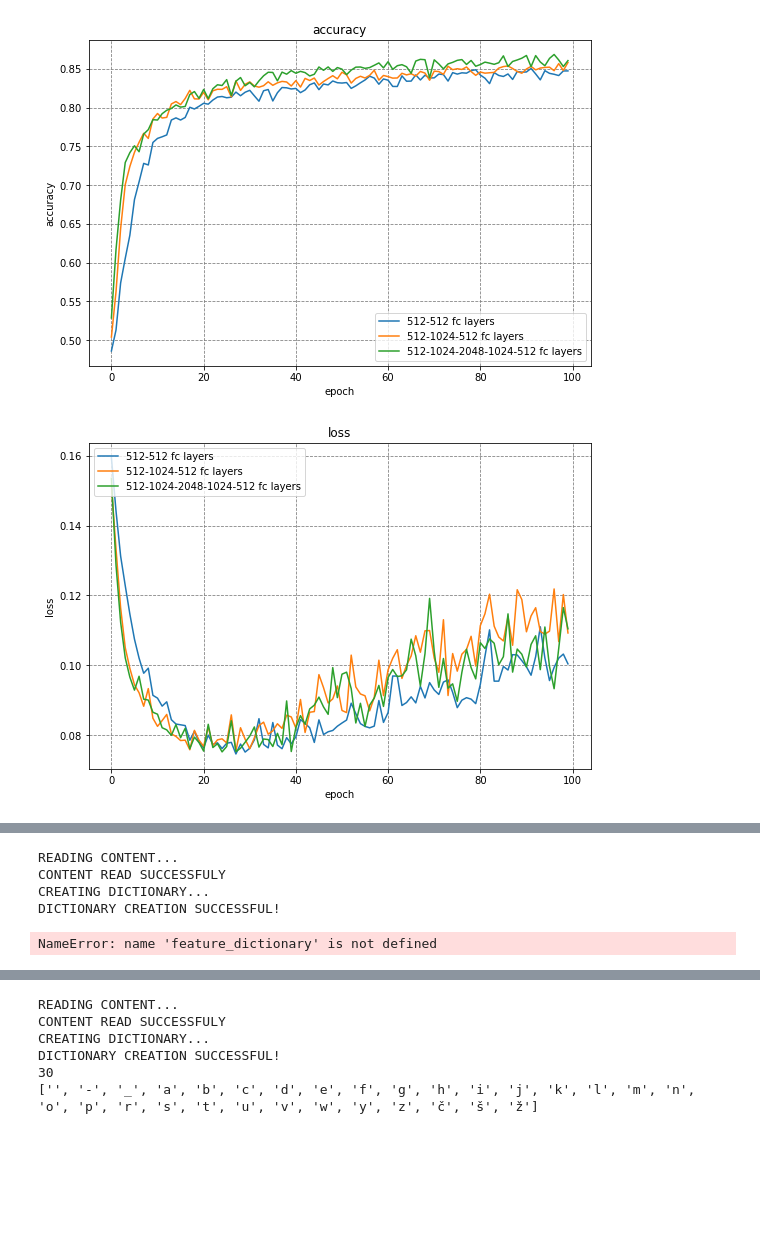
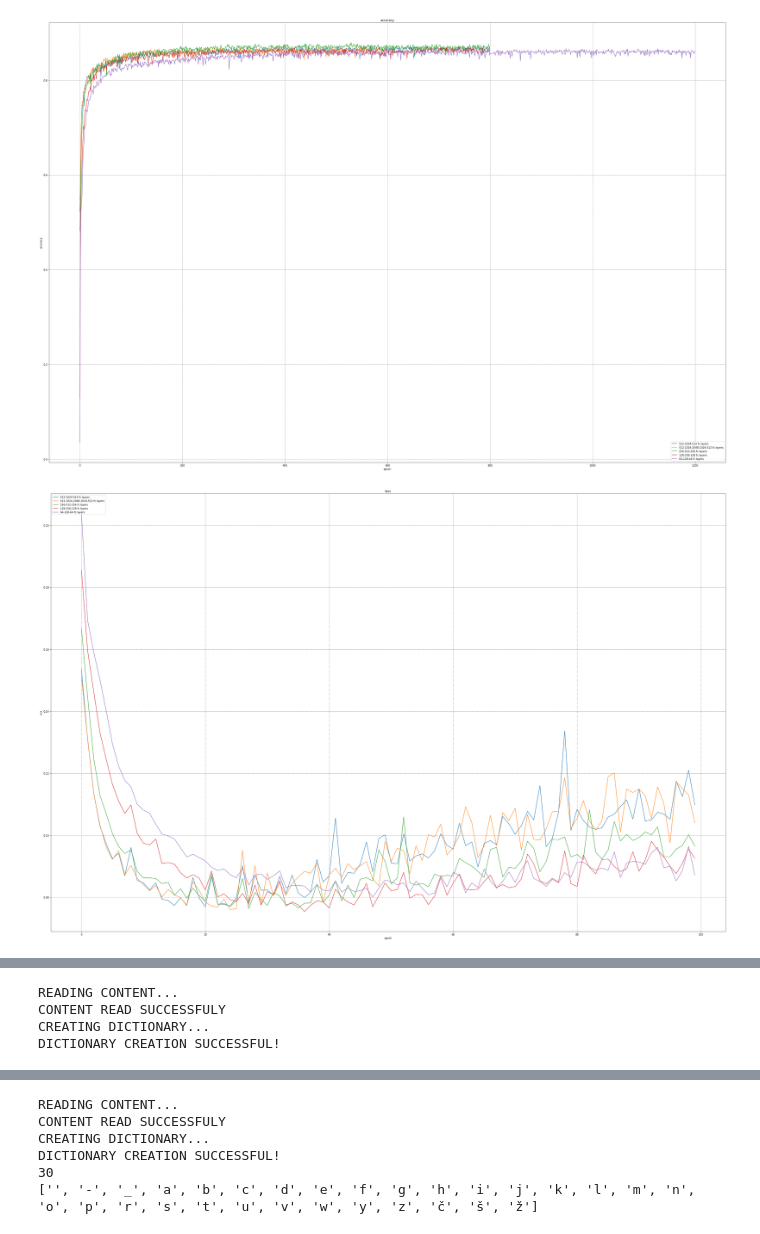
Before and after one commit to lkrsnik/accetuation, a Jupyter notebook: cnn/word_accetuation/cnn_dictionary/results_presentation.ipynb, the cells around one changed output, grey strips where cells are left out. Drawn from its saved outputs; the diff is of its cells as text; code cells hidden in the pictures; blank space fills up the shorter version.

```diff
--- a/cnn/word_accetuation/cnn_dictionary/results_presentation.ipynb
+++ b/cnn/word_accetuation/cnn_dictionary/results_presentation.ipynb
@@ -9,9 +9,16 @@ import re
 import copy
 # %%
 history = []
-inputs = [['v1_9/5_epoch', '512-512 fc layers'],
-          ['v1_10/10_epoch', '512-1024-512 fc layers'],
-          ['v1_11/10_epoch', '512-1024-2048-1024-512 fc layers']]
+# inputs = [['v1_9/5_epoch', '512-512 fc layers'],
+#           ['v1_10/10_epoch', '512-1024-512 fc layers'],
+#           ['v1_11/10_epoch', '512-1024-2048-1024-512 fc layers']]
+
+inputs = [['v1_14/40_epoch', '512-1024-512 fc layers'],
+          ['v1_15/30_epoch', '512-1024-2048-1024-512 fc layers'],
+          ['v1_16/40_epoch', '256-512-256 fc layers'],
+          ['v1_17/40_epoch', '128-256-128 fc layers'],
+          ['v1_18/60_epoch', '64-128-64 fc layers']]
+
 for inp in inputs:
     el = {}
     el['name'] = inp[0]
@@ -42,10 +58,12 @@ history
 # %%
 # plt.rcParams["figure.figsize"] = fig_size
+plt.rcParams["figure.figsize"] = [48.0, 32.0]
+# plt.rcParams["figure.figsize"] = [24.0, 16.0]
 # plt.rcParams["figure.figsize"] = [12.0, 8.0]
-plt.rcParams["figure.figsize"] = [9.0, 6.0]
+# plt.rcParams["figure.figsize"] = [9.0, 6.0]
 # plt.rcParams["figure.figsize"] = [6.0, 4.0]
 for res in history:
-    plt.plot(res['history']['val_actual_accuracy'][:100])
+    plt.plot(res['history']['val_actual_accuracy'][:])
 plt.title('accuracy')
 plt.ylabel('accuracy')
 plt.xlabel('epoch')
@@ -118,32 +136,32 @@ plt.show()
 
 # graphs only per model
 plt.plot(res['history']['actual_accuracy'])
 plt.plot(res['history']['val_actual_accuracy'])
 plt.title('model accuracy')
 plt.ylabel('accuracy')
 plt.xlabel('epoch')
 plt.legend(['train', 'test'], loc='lower right')
 
 # draws gray dashed lines below
 ax = plt.subplot(111)
 ax.set_axisbelow(True)
 ax.yaxis.grid(color='gray', linestyle='dashed')
 ax.xaxis.grid(color='gray', linestyle='dashed')
 plt.show()
 # summarize history for loss
 plt.plot(res['history']['loss'])
 plt.plot(res['history']['val_loss'])
 plt.title('model loss')
 plt.ylabel('loss')
 plt.xlabel('epoch')
 plt.legend(['train', 'test'], loc='upper left')
 
 # draws gray dashed lines below
 ax = plt.subplot(111)
 ax.set_axisbelow(True)
 ax.yaxis.grid(color='gray', linestyle='dashed')
 ax.xaxis.grid(color='gray', linestyle='dashed')
 plt.show()
 # %% [output]
-[figure, old version]
+[figure, new version]
-[figure, old version]
+[figure, new version]
@@ -267,4 +181,0 @@ def convert_to_MULTEXT_east_v4(old_features, feature_dictionary):
-# %%
-X_other_features = create_X_features(content, feature_dictionary)
-# %% [output]
-NameError: name 'feature_dictionary' is not defined
```
Also changed, not shown: parts of 6 cells of this notebook, 1 other file.
